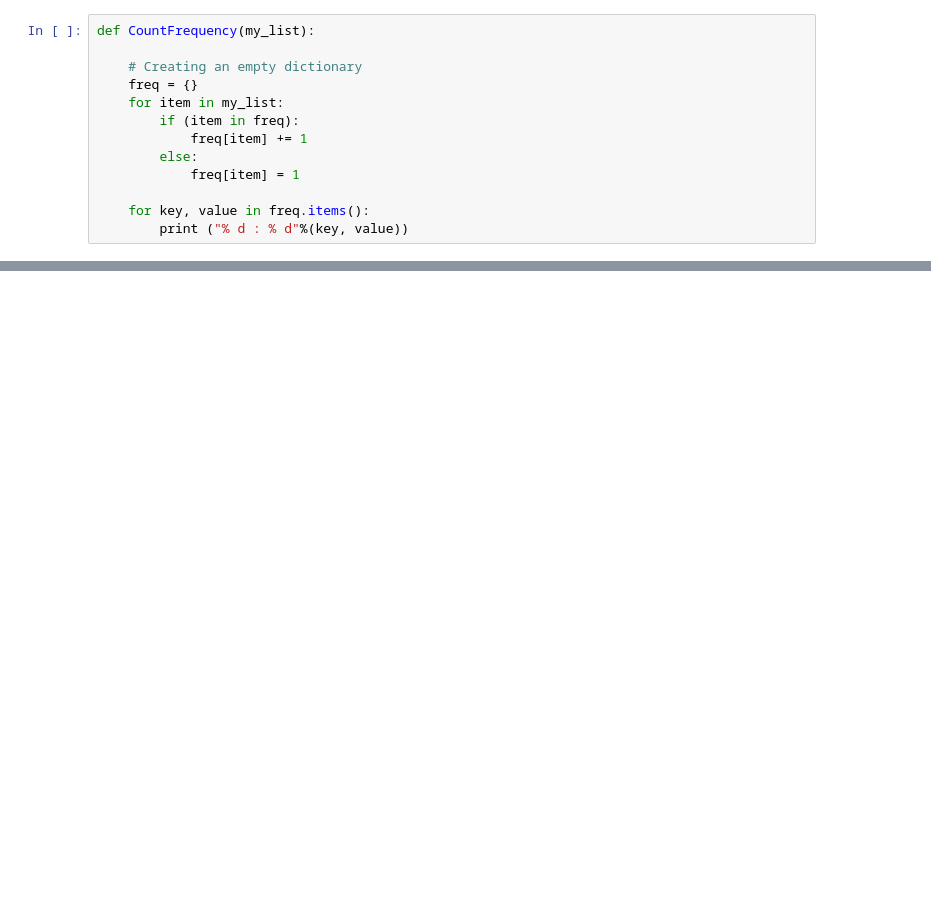
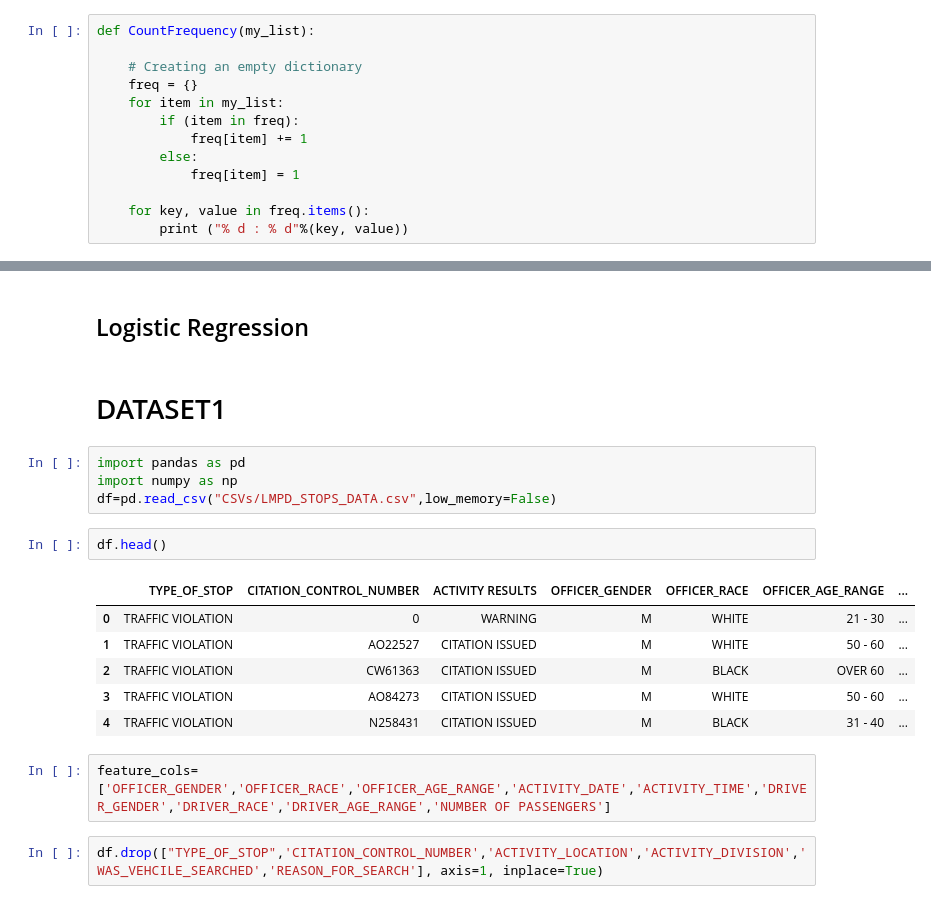
Before and after one commit to neilkotun/CAP4770_project, a Jupyter notebook: analysis.ipynb, the cells around one changed output, grey strips where cells are left out. Saved outputs shown, nothing was run; the diff lists cells and outputs as text; blank space fills up the shorter version.

```diff
--- a/analysis.ipynb
+++ b/analysis.ipynb
@@ -273,0 +384,21 @@ CountFrequency(age)
+# %% [markdown]
+## Logistic Regression
+# %% [markdown]
+# DATASET1
+# %%
+import pandas as pd
+import numpy as np
+df=pd.read_csv("CSVs/LMPD_STOPS_DATA.csv",low_memory=False)
+# %%
+df.head()
+# %% [output]
+|  | TYPE_OF_STOP | CITATION_CONTROL_NUMBER | ACTIVITY RESULTS | OFFICER_GENDER | OFFICER_RACE | OFFICER_AGE_RANGE | ... |
+| 0 | TRAFFIC VIOLATION | 0 | WARNING | M | WHITE | 21 - 30 | ... |
+| 1 | TRAFFIC VIOLATION | AO22527 | CITATION ISSUED | M | WHITE | 50 - 60 | ... |
+| 2 | TRAFFIC VIOLATION | CW61363 | CITATION ISSUED | M | BLACK | OVER 60 | ... |
+| 3 | TRAFFIC VIOLATION | AO84273 | CITATION ISSUED | M | WHITE | 50 - 60 | ... |
+| 4 | TRAFFIC VIOLATION | N258431 | CITATION ISSUED | M | BLACK | 31 - 40 | ... |
+# %%
+feature_cols=['OFFICER_GENDER','OFFICER_RACE','OFFICER_AGE_RANGE','ACTIVITY_DATE','ACTIVITY_TIME','DRIVER_GENDER','DRIVER_RACE','DRIVER_AGE_RANGE','NUMBER OF PASSENGERS']
+# %%
+df.drop(["TYPE_OF_STOP",'CITATION_CONTROL_NUMBER','ACTIVITY_LOCATION','ACTIVITY_DIVISION','WAS_VEHCILE_SEARCHED','REASON_FOR_SEARCH'], axis=1, inplace=True)
```
Also changed, not shown: parts of 91 cells of this notebook.
